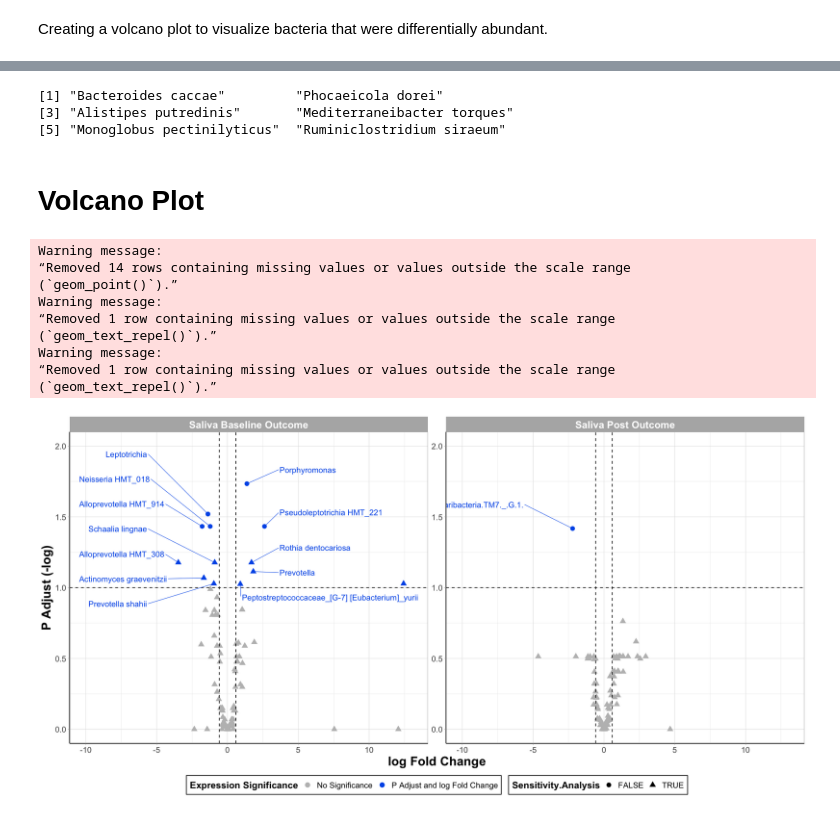
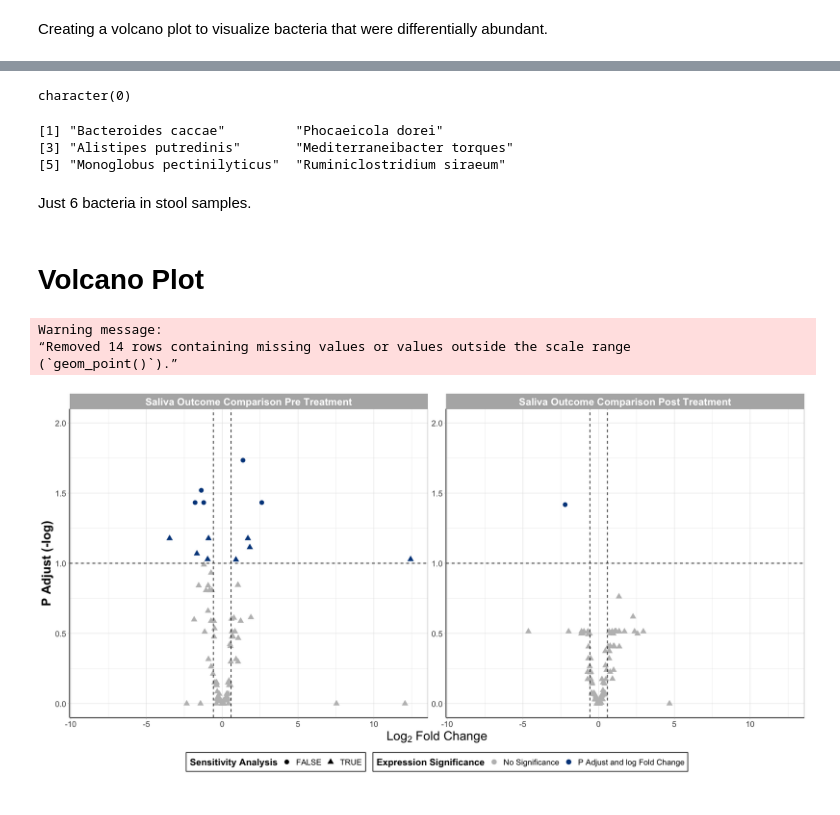
Before and after one commit to Ragerlab/P1013.-Microbiome-Peanut-Allergy, a Jupyter notebook: 3. Individual Bacteria Visualizations/Volcano Plots.ipynb, the cells around one changed output, grey strips where cells are left out. Drawn from its saved outputs; the diff is of its cells as text; code cells hidden in the pictures.

```diff
--- a/3. Individual Bacteria Visualizations/Volcano Plots.ipynb
+++ b/3. Individual Bacteria Visualizations/Volcano Plots.ipynb
@@ -119,78 +122,102 @@ stool_time_uncommon_bacteria = c(sig_bl_stool_bacteria, sig_post_stool_bacteria)
 # %%
+saliva_time_common_bacteria
 stool_time_common_bacteria
 # %% [output]
-[1] "Bacteroides caccae"         "Phocaeicola dorei"
-[3] "Alistipes putredinis"       "Mediterraneibacter torques"
-[5] "Monoglobus pectinilyticus"  "Ruminiclostridium siraeum"
+character(0)
+[1] "Bacteroides caccae"         "Phocaeicola dorei"
+[3] "Alistipes putredinis"       "Mediterraneibacter torques"
+[5] "Monoglobus pectinilyticus"  "Ruminiclostridium siraeum"
+# %% [markdown]
+Just 6 bacteria in stool samples.
 # %%
 # changing the dfs I want
 saliva_time_point_df = rbind(sig_baseline_adj_df %>%
-    filter(Model == 'Saliva Baseline Outcome'),
+    filter(Model == 'Saliva Outcome Comparison Pre Treatment'),
                              sig_post_adj_df %>%
-    filter(Model == 'Saliva Post Outcome'))
+    filter(Model == 'Saliva Outcome Comparison Post Treatment')) %>%
+    rename(`Sensitivity Analysis` = Sensitivity.Analysis)
 
 stool_time_point_df = rbind(sig_baseline_adj_df %>%
-    filter(Model == 'Stool Baseline Outcome'),
+    filter(Model == 'Stool Outcome Comparison Pre Treatment'),
                              sig_post_adj_df %>%
-    filter(Model == 'Stool Post Outcome'))
+    filter(Model == 'Stool Outcome Comparison Post Treatment')) %>%
+    rename(`Sensitivity Analysis` = Sensitivity.Analysis)
+
+sig_paired_adj_df = sig_paired_adj_df %>%
+    rename(`Sensitivity Analysis` = Sensitivity.Analysis)
+
+saliva_time_point_df$Model = factor(saliva_time_point_df$Model, levels = c('Saliva Outcome Comparison Pre Treatment',
+                                                                           'Saliva Outcome Comparison Post Treatment'))
+stool_time_point_df$Model = factor(stool_time_point_df$Model, levels = c('Stool Outcome Comparison Pre Treatment',
+                                                                           'Stool Outcome Comparison Post Treatment'))
 # %% [markdown]
 # Volcano Plot
 # %%
 options(repr.plot.width=16, repr.plot.height=8) #changing size
 
+lancet_palette = pal_lancet()(2)
+
 ggplot() +
   geom_point(data = saliva_time_point_df, aes(x = logFC, y = -log10(P.Adj), color = diffexpressed,
-                             shape = Sensitivity.Analysis), size = 3) +
+                             shape = `Sensitivity Analysis`), size = 3) +
 
   # P Value line
   geom_hline(yintercept = -log10(0.1), linetype = "dashed") +
   # FC Line
   geom_vline(xintercept = log2(1.5), linetype = "dashed") +
   geom_vline(xintercept = -log2(1.5), linetype = "dashed") +
 
   # changing x limits of what is visible in the plot
-    xlim(-10, 13) +
+    xlim(-9, 12.5) +
     ylim(0, 2) +
 
-  geom_text_repel(data = saliva_time_point_df %>%
-                  filter(logFC > log(1.5), P.Adj < 0.1, Name %in% saliva_time_uncommon_bacteria),
-                  aes(x = logFC, y = -log10(P.Adj), label = Name, color = diffexpressed), xlim = c(3, NA),
-                  hjust = 'right', direction = 'y', nudge_y = 0.1, nudge_x = 2,
-                  segment.size = 0.3, box.padding = 1, max.overlaps = Inf, size = 4.2, show.legend = FALSE) +
+ #  geom_text_repel(data = saliva_time_point_df %>%
+ #                  filter(logFC > log(1.5) & logFC < 12, P.Adj < 0.1, Name %in% saliva_time_uncommon_bacteria),
+ #                  aes(x = logFC, y = -log10(P.Adj), label = Name, color = diffexpressed), xlim = c(3, NA),
+ #                  hjust = 'right', direction = 'y', nudge_y = 0.15, nudge_x = 2,
+ #                  segment.size = 0.3, box.padding = 1, max.overlaps = Inf, size = 4.2, show.legend = FALSE) +
 
-  geom_text_repel(data = saliva_time_point_df %>%
-                  filter(logFC < -log(1.5), P.Adj < 0.1, Name %in% saliva_time_uncommon_bacteria),
-                  aes(x = logFC, y = -log10(P.Adj), label = Name, color = diffexpressed), xlim = c(NA, -5),
-                  hjust = 'left', direction = 'y', nudge_y = 0.17, nudge_x = -5,
-                 segment.size = 0.3, box.padding = 1, max.overlaps = Inf, size = 4.2, show.legend = FALSE) +
+ # geom_text_repel(data = saliva_time_point_df %>%
+ #                  filter(logFC > 12, P.Adj < 0.1, Name %in% saliva_time_uncommon_bacteria),
+ #                  aes(x = logFC, y = -log10(P.Adj), label = Name, color = diffexpressed), xlim = c(3, 12),
+ #                  hjust = 'left', direction = 'y', nudge_y = 0.15, #nudge_x = 2,
+ #                  segment.size = 0.3, box.padding = 1, max.overlaps = Inf, size = 4.2, show.legend = FALSE) +
+
+ #  geom_text_repel(data = saliva_time_point_df %>%
+ #                  filter(Model == 'Saliva Outcome Comparison Pre Treatment', logFC < -log(1.5), P.Adj < 0.1,
+ #                         Name %in% saliva_time_uncommon_bacteria),
+ #                  aes(x = logFC, y = -log10(P.Adj), label = Name, color = diffexpressed), xlim = c(-9, -5),
+ #                  hjust = 'left', direction = 'y', nudge_y = 0.2, nudge_x = -3,
+ #                 segment.size = 0.3, box.padding = 1, max.overlaps = Inf, size = 4.2, show.legend = FALSE) +
+
+ # geom_text_repel(data = saliva_time_point_df %>%
+ #                  filter(Model == 'Saliva Outcome Comparison Post Treatment', logFC < -log(1.5), P.Adj < 0.1,
+ #                         Name %in% saliva_time_uncommon_bacteria),
+ #                  aes(x = logFC, y = -log10(P.Adj), label = Name, color = diffexpressed),
+ #                  hjust = 'left', direction = 'y', nudge_y = 0.2, nudge_x = -5,
+ #                 segment.size = 0.3, box.padding = 1, max.overlaps = Inf, size = 4.2, show.legend = FALSE) +
 
   facet_wrap(~Model, scales = 'free') +
 
   theme_light() +
   theme(axis.line = element_line(colour = "black"), #making x and y axes black
         axis.text = element_text(size = 12), #changing size of x axis labels
         axis.title = element_text(face = "bold", size = rel(1.7)), #changes axis titles
         legend.title = element_text(face = 'bold', size = 14), #changes legend title
         legend.text = element_text(size = 12), #changes legend text
         legend.position = "bottom", # changing legend position
         legend.background = element_rect(colour = 'black', fill = 'white', linetype = 'solid'),
         strip.text.x = element_text(size = 15, face = "bold"), #changes size of facet x axis
         strip.text.y = element_text(size = 15, face = "bold")) + #changes size of facet y axis
-  labs(x = 'log Fold Change', y = 'P Adjust (-log)') +
+  labs(x = expression(Log[2]*" Fold Change"), y = 'P Adjust (-log)') +
 
   scale_color_manual(name = "Expression Significance",
-                      values = c("gray", "#005BEA", '#F0D25E'))
+                      values = c("gray", lancet_palette[1]))
 # %% [output]
 Warning message:
 “Removed 14 rows containing missing values or values outside the scale range
 (`geom_point()`).”
-Warning message:
-“Removed 1 row containing missing values or values outside the scale range
-(`geom_text_repel()`).”
-Warning message:
-“Removed 1 row containing missing values or values outside the scale range
-(`geom_text_repel()`).”
-[figure, old version]
+[figure, new version]
 # %%
 ggplot() +
   geom_point(data = stool_time_point_df, aes(x = logFC, y = -log10(P.Adj), color = diffexpressed,
```
Also changed, not shown: parts of 6 cells of this notebook.
